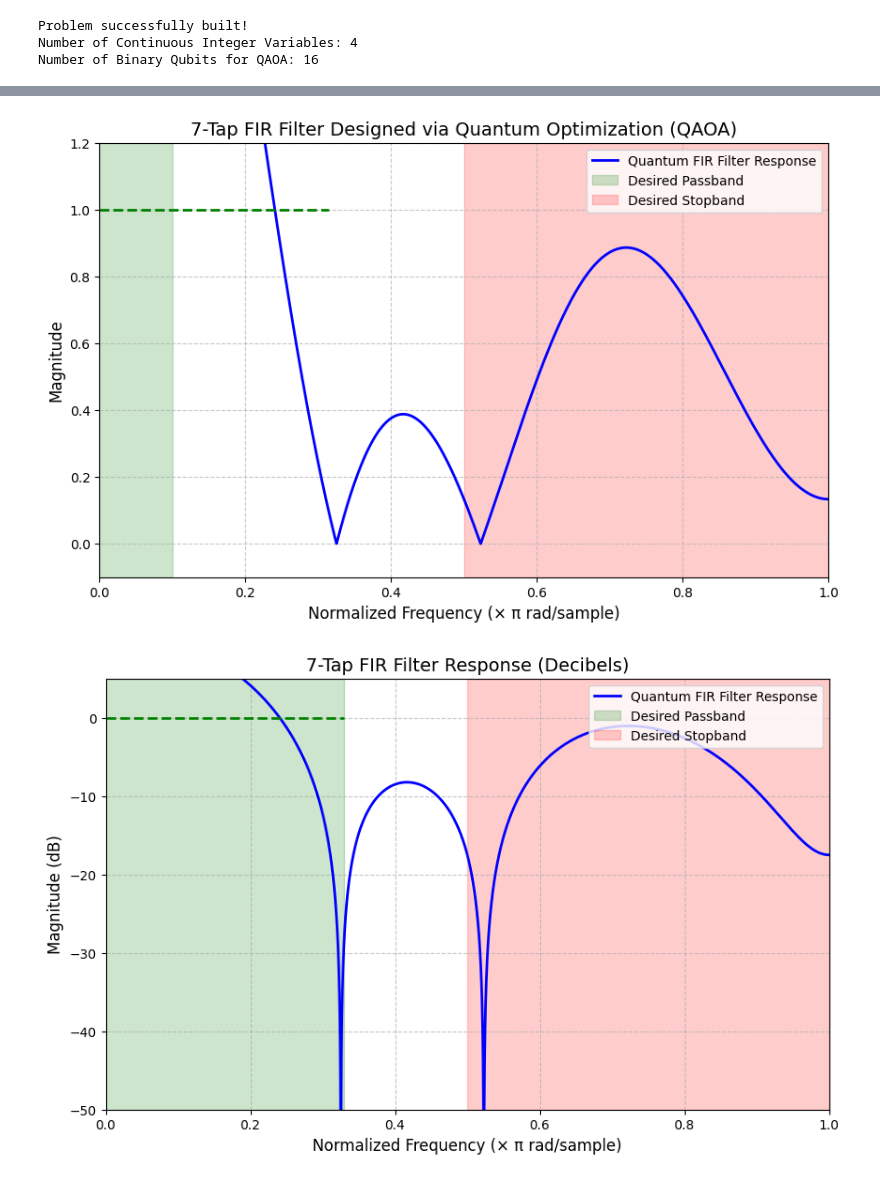
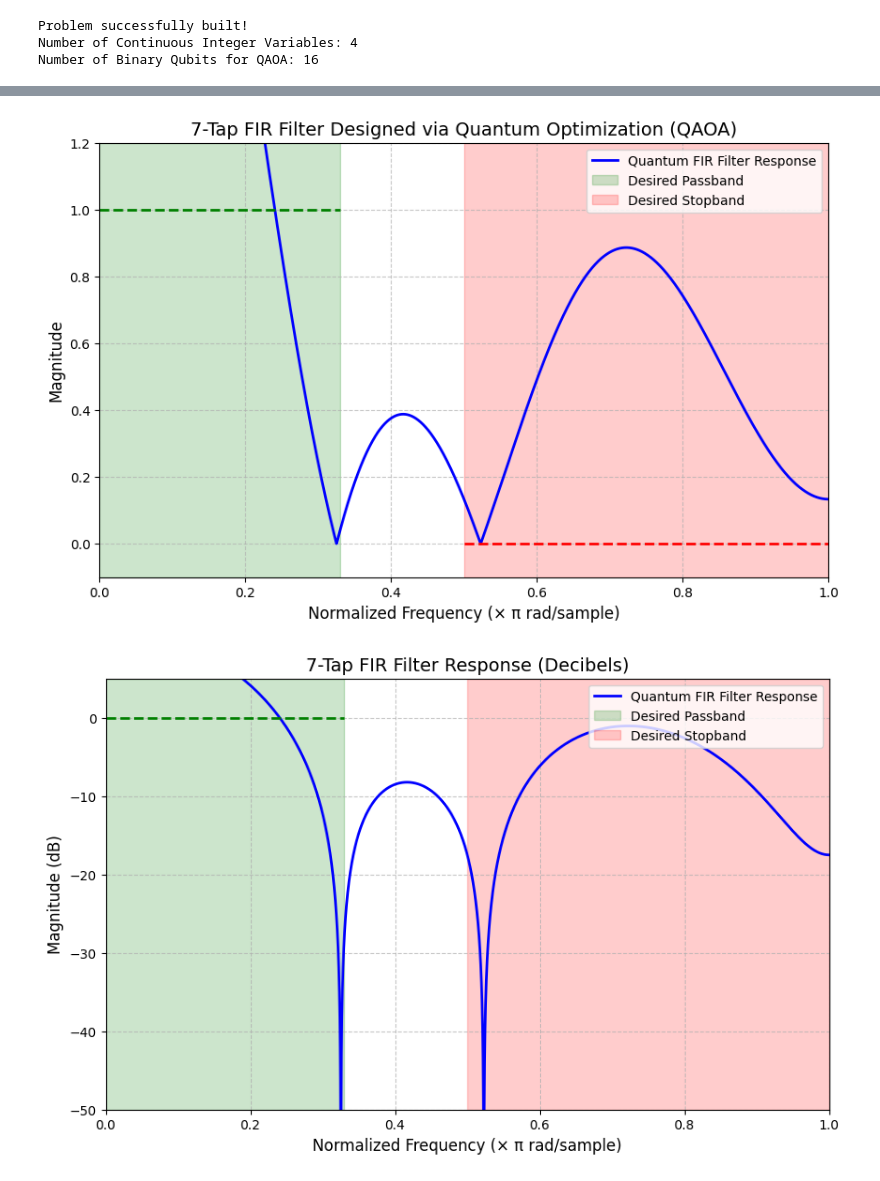
Before and after one commit to MrawesomeTech28/Chebyshev-FIR-qOptimization-Spring26-WQCC-Hackathon, a Jupyter notebook: main.ipynb, the cells around one changed output, grey strips where cells are left out. Saved outputs shown, nothing was run; the diff lists cells and outputs as text; code cells hidden in the pictures.

Commit message:
Fixed plots

```diff
--- a/main.ipynb
+++ b/main.ipynb
@@ -194,41 +203,44 @@ h[n] = [-0.43333333 -0.5        -0.43333333 -0.86666667 -0.43333333 -0.5
 # %%
+import matplotlib.pyplot as plt
+from scipy.signal import freqz
+
 # 1. Calculate the frequency response
 # freqz calculates the response given the filter coefficients (h)
 # worN=8000 gives us a highly detailed, smooth curve
 w, h_resp = freqz(h, worN=8000)
 
 # Convert frequency from radians to normalized Nyquist (0 to 1.0)
 normalized_freq = w / np.pi
 
 # Calculate the Magnitude (Absolute value of the complex response)
 magnitude = np.abs(h_resp)
 
 # 2. Setup the Plot
 plt.figure(figsize=(10, 6))
 plt.plot(normalized_freq, magnitude, 'b-', label='Quantum FIR Filter Response', linewidth=2)
 
 # 3. Draw your Target Specifications (from your first cell)
 # Passband: 0 to 0.33 * pi
-plt.axvspan(0, 0.1, color='green', alpha=0.2, label='Desired Passband')
-plt.plot([0, 0.1 * np.pi], [1, 1], 'g--', linewidth=2)
+plt.axvspan(0, 0.33, color='green', alpha=0.2, label='Desired Passband')
+plt.plot([0, 0.33], [1, 1], 'g--', linewidth=2)
 
 # Stopband: 0.5 * pi to pi
 plt.axvspan(0.5, 1.0, color='red', alpha=0.2, label='Desired Stopband')
-plt.plot([0.5 * np.pi, np.pi], [0, 0], 'r--', linewidth=2)
+plt.plot([0.5, 1.0], [0, 0], 'r--', linewidth=2)
 
 # 4. Format the chart nicely
 plt.title('7-Tap FIR Filter Designed via Quantum Optimization (QAOA)', fontsize=14)
 plt.xlabel('Normalized Frequency (\u00d7 \u03c0 rad/sample)', fontsize=12)
 plt.ylabel('Magnitude', fontsize=12)
 plt.grid(True, linestyle='--', alpha=0.7)
 plt.legend(loc='upper right')
 plt.ylim([-0.1, 1.2])
 plt.xlim([0, 1])
 
 # Show the plot
 plt.show()
 # %% [output]
-[figure, old version]
+[figure, new version]
 # %%
 # 1. Calculate the frequency response
 w, h_resp = freqz(h, worN=8000)
```
Also changed, not shown: parts of 4 cells of this notebook.
